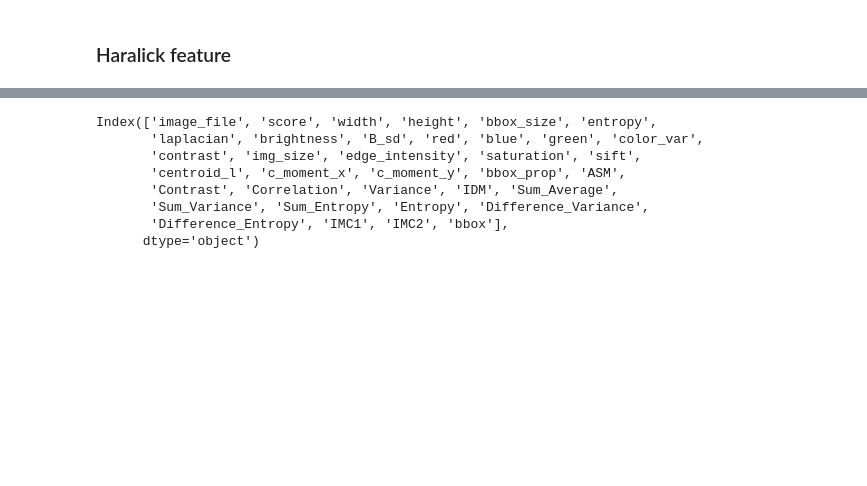
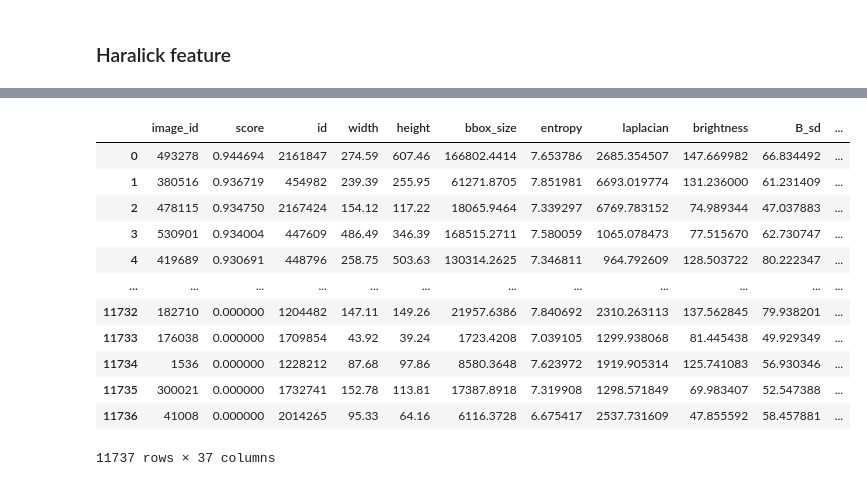
Before and after one commit to yuuhey/image_preprocessing, a Jupyter notebook: image_processing/calculate_metric.ipynb, the cells around one changed output, grey strips where cells are left out. Cells and saved outputs as stored; diff of their text form; code cells hidden in the pictures; blank space fills up the shorter version.

```diff
--- a/image_processing/calculate_metric.ipynb
+++ b/image_processing/calculate_metric.ipynb
@@ -398,12 +411,0 @@ tmp2
-# %%
-origin_df = pd.read_csv("..\dataset\df_0129_added_bbox.csv")
-origin_df.columns
-# %% [output]
-Index(['image_file', 'score', 'width', 'height', 'bbox_size', 'entropy',
-       'laplacian', 'brightness', 'B_sd', 'red', 'blue', 'green', 'color_var',
-       'contrast', 'img_size', 'edge_intensity', 'saturation', 'sift',
-       'centroid_l', 'c_moment_x', 'c_moment_y', 'bbox_prop', 'ASM',
-       'Contrast', 'Correlation', 'Variance', 'IDM', 'Sum_Average',
-       'Sum_Variance', 'Sum_Entropy', 'Entropy', 'Difference_Variance',
-       'Difference_Entropy', 'IMC1', 'IMC2', 'bbox'],
-      dtype='object')
@@ -417,0 +412,16 @@ origin_df['image_id']= origin_df['image_file'].str[-16:-4].astype(int)
+# %%
+tmp2
+# %% [output]
+|  | image_id | score | id | width | height | bbox_size | entropy | laplacian | brightness | B_sd | ... |
+| 0 | 493278 | 0.944694 | 2161847 | 274.59 | 607.46 | 166802.4414 | 7.653786 | 2685.354507 | 147.669982 | 66.834492 | ... |
+| 1 | 380516 | 0.936719 | 454982 | 239.39 | 255.95 | 61271.8705 | 7.851981 | 6693.019774 | 131.236000 | 61.231409 | ... |
+| 2 | 478115 | 0.934750 | 2167424 | 154.12 | 117.22 | 18065.9464 | 7.339297 | 6769.783152 | 74.989344 | 47.037883 | ... |
+| 3 | 530901 | 0.934004 | 447609 | 486.49 | 346.39 | 168515.2711 | 7.580059 | 1065.078473 | 77.515670 | 62.730747 | ... |
+| 4 | 419689 | 0.930691 | 448796 | 258.75 | 503.63 | 130314.2625 | 7.346811 | 964.792609 | 128.503722 | 80.222347 | ... |
+| ... | ... | ... | ... | ... | ... | ... | ... | ... | ... | ... | ... |
+| 11732 | 182710 | 0.000000 | 1204482 | 147.11 | 149.26 | 21957.6386 | 7.840692 | 2310.263113 | 137.562845 | 79.938201 | ... |
+| 11733 | 176038 | 0.000000 | 1709854 | 43.92 | 39.24 | 1723.4208 | 7.039105 | 1299.938068 | 81.445438 | 49.929349 | ... |
+| 11734 | 1536 | 0.000000 | 1228212 | 87.68 | 97.86 | 8580.3648 | 7.623972 | 1919.905314 | 125.741083 | 56.930346 | ... |
+| 11735 | 300021 | 0.000000 | 1732741 | 152.78 | 113.81 | 17387.8918 | 7.319908 | 1298.571849 | 69.983407 | 52.547388 | ... |
+| 11736 | 41008 | 0.000000 | 2014265 | 95.33 | 64.16 | 6116.3728 | 6.675417 | 2537.731609 | 47.855592 | 58.457881 | ... |
+11737 rows × 37 columns
```
Also changed, not shown: parts of 15 cells of this notebook, 5 other files.
